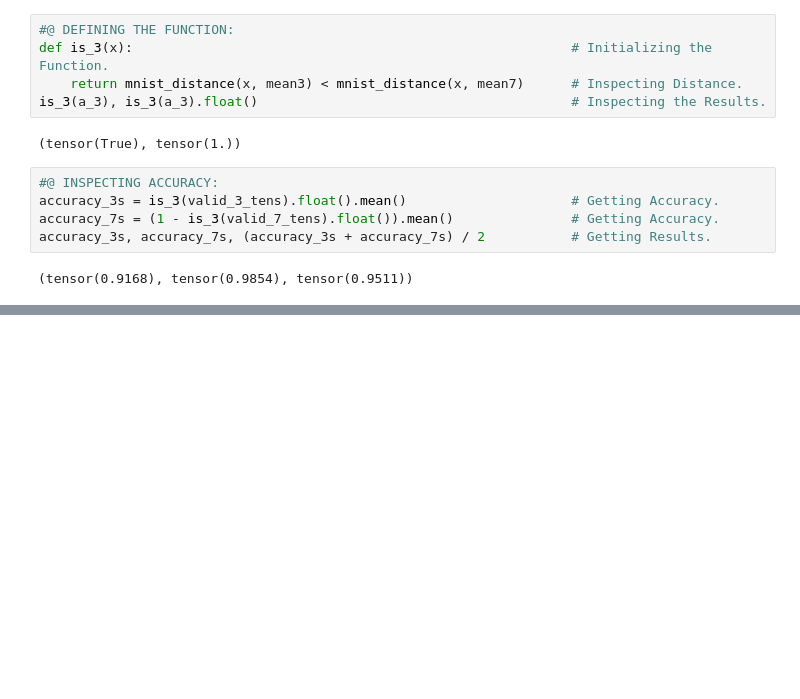
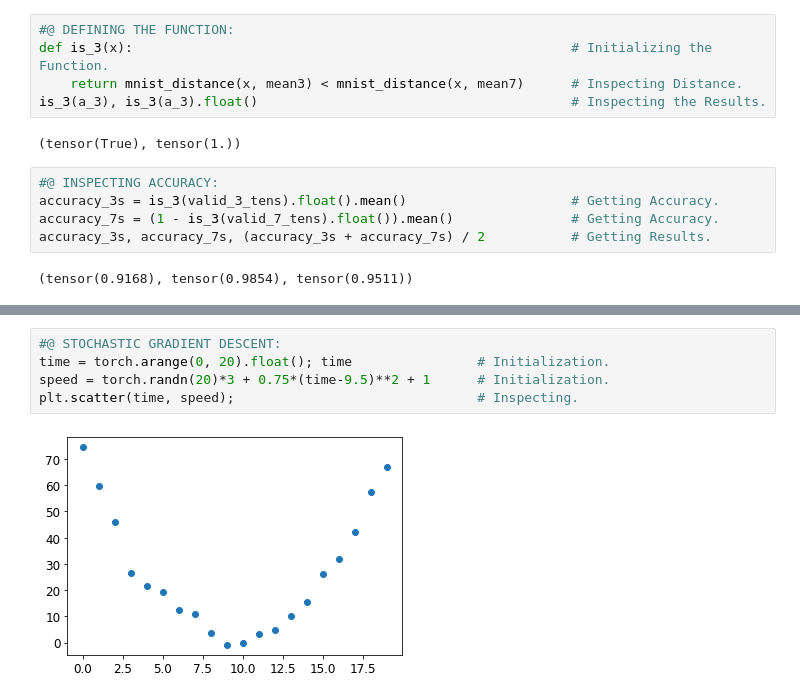
Before and after one commit to ThinamXx/Fastai, a Jupyter notebook: 3. Training a Classifier/DigitClassifier.ipynb, the cells around one changed output, grey strips where cells are left out. Saved outputs shown, nothing was run; the diff lists cells and outputs as text; blank space fills up the shorter version.

```diff
--- a/3. Training a Classifier/DigitClassifier.ipynb
+++ b/3. Training a Classifier/DigitClassifier.ipynb
@@ -220,0 +241,7 @@ accuracy_3s, accuracy_7s, (accuracy_3s + accuracy_7s) / 2           # Getting Re
+# %%
+#@ STOCHASTIC GRADIENT DESCENT:
+time = torch.arange(0, 20).float(); time                # Initialization.
+speed = torch.randn(20)*3 + 0.75*(time-9.5)**2 + 1      # Initialization.
+plt.scatter(time, speed);                               # Inspecting.
+# %% [output]
+[figure, added]
```
Also changed, not shown: parts of 8 cells of this notebook.
